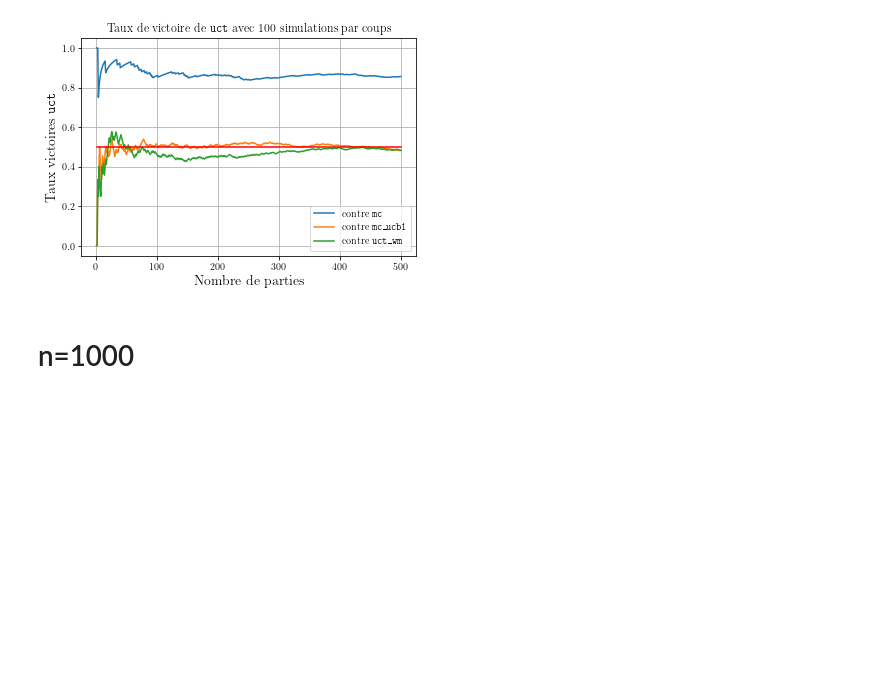
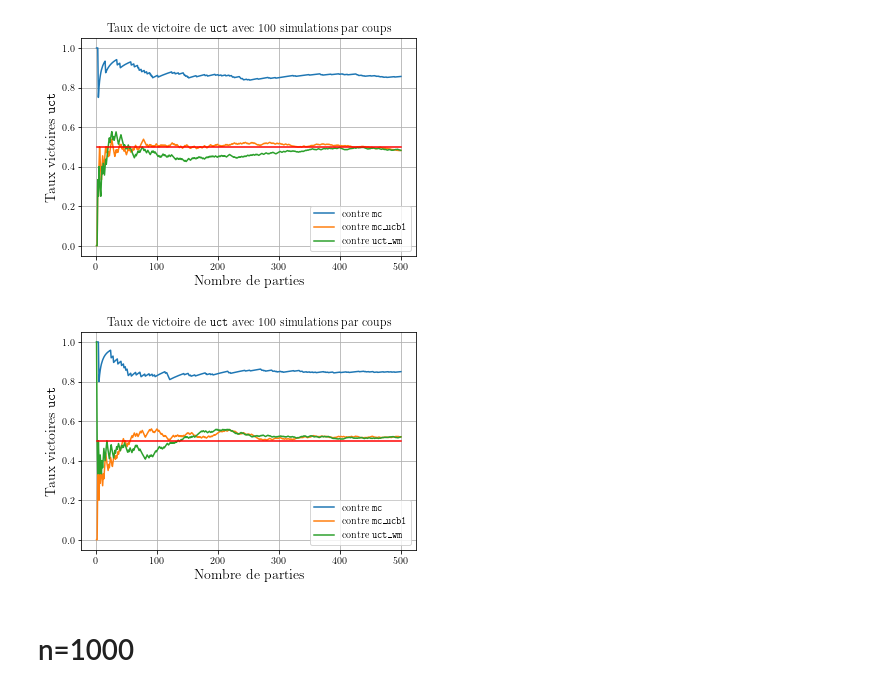
Before and after one commit to Maxime-LP/Hex-Game, a Jupyter notebook: src/simulations/graphs.ipynb, the cells around one changed output. Saved outputs shown, nothing was run; the diff lists cells and outputs as text; code cells hidden in the pictures; blank space fills up the shorter version.

```diff
--- a/src/simulations/graphs.ipynb
+++ b/src/simulations/graphs.ipynb
@@ -73,19 +73,21 @@ win_rate_6 = [0, 1, 1, 0, 1, 1, 0, 1, 1, 0, 1, 0, 0, 1, 1, 0, 0, 0, 1, 1, 1, 1,
 # %%
 x = range(1,501)
-y_mc = [np.mean(win_rate_4[:i]) for i in range(1,501)]
-y_mc_ucb1 = [np.mean(win_rate_5[:i]) for i in range(1,501)]
-y_uct_wm = [np.mean(win_rate_3[:i]) for i in range(1,501)]
+y_mc = [1-np.mean(win_rate_4[:i]) for i in range(1,501)]
+y_mc_ucb1 = [1-np.mean(win_rate_5[:i]) for i in range(1,501)]
+y_uct_wm = [1-np.mean(win_rate_6[:i]) for i in range(1,501)]
 plt.plot(x, y_mc, label=r'contre \texttt{mc}')
 plt.plot(x, y_mc_ucb1, label=r'contre \texttt{mc\_ucb1}')
 plt.plot(x, y_uct_wm, label=r'contre \texttt{uct\_wm}')
 plt.plot(x,.5*np.ones(len(x)), color='r')
 plt.xlabel(r"Nombre de parties", fontsize=14)
 plt.ylabel(r"Taux victoires \texttt{uct}", fontsize=14)
 plt.grid(True)
 plt.legend()
 plt.title(r"Taux de victoire de \texttt{uct} avec 100 simulations par coups");
 plt.savefig('/home/amait/Documents/Hex-Game/rapport_v2/n100.png')
 # n=100
+# %% [output]
+[figure, added]
 # %% [markdown]
 # n=1000
 # %%
```
Also changed, not shown: parts of 1 cell of this notebook, 1 other file.
